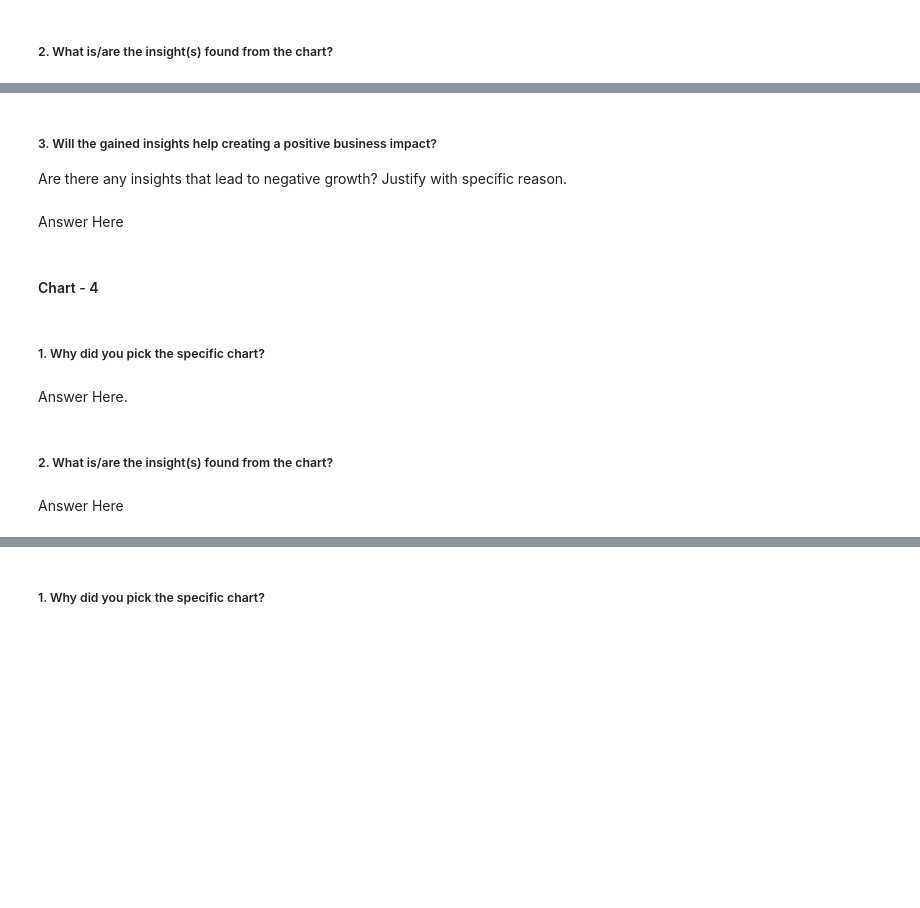
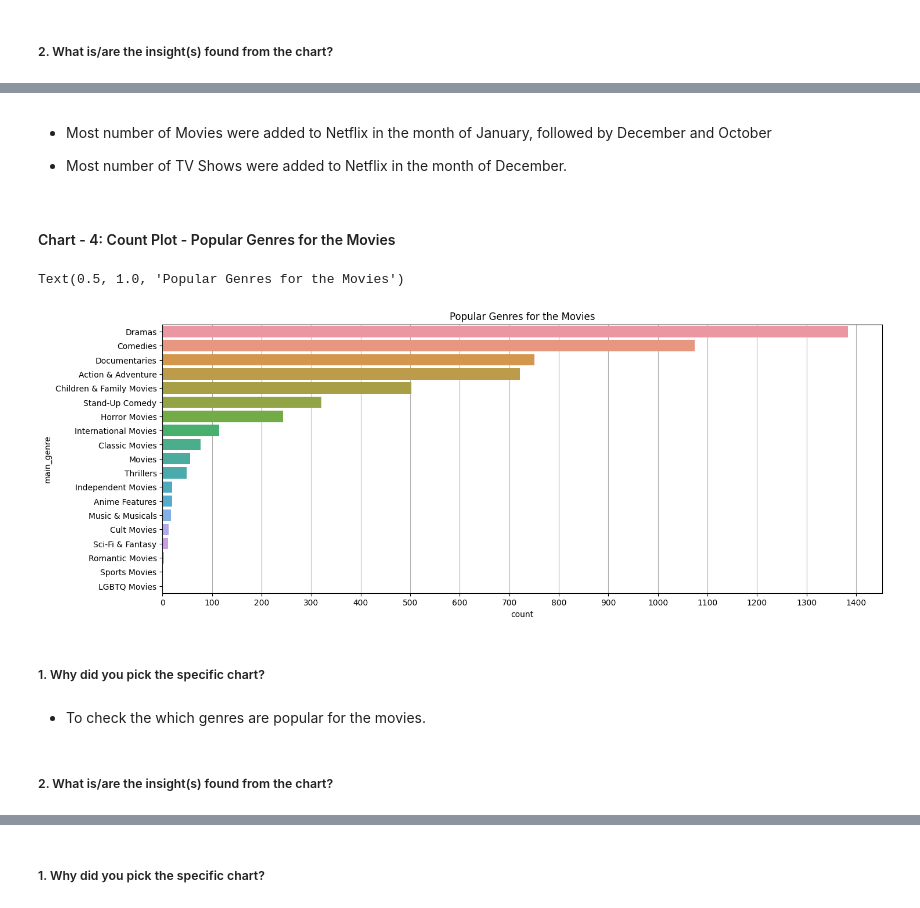
Before and after one commit to dipankarsahu1000/Netflix-Movie-and-TV-Shows-Clustering, a Jupyter notebook: Netflix_Movies_and_TV_Shows_Clustering.ipynb, the cells around one changed output, grey strips where cells are left out. Saved outputs shown, nothing was run; the diff lists cells and outputs as text; code cells hidden in the pictures; blank space fills up the shorter version.

```diff
--- a/Netflix_Movies_and_TV_Shows_Clustering.ipynb
+++ b/Netflix_Movies_and_TV_Shows_Clustering.ipynb
@@ -436,7 +472,6 @@ Answer Here
-# %% [markdown]
-##### 3. Will the gained insights help creating a positive business impact?
-Are there any insights that lead to negative growth? Justify with specific reason.
-# %% [markdown]
-Answer Here
+# %% [markdown]
+* Most number of Movies were added to Netflix in the month of January, followed by December and October
+
+* Most number of TV Shows were added to Netflix in the month of December.
 # %% [markdown]
-#### Chart - 4
+#### Chart - 4: Count Plot - Popular Genres for the Movies
@@ -445,8 +478,20 @@ Answer Here
+# %%
+plt.figure(figsize = (16, 6))
+plt.xticks(range(0, 1500, 100))
+
+sns.countplot(data = df[df['type'] == 'Movie'], y = 'main_genre', order = df[df['type'] == 'Movie']['main_genre'].value_counts().index)
+
+ax = plt.gca()
+ax.xaxis.grid()
+ax.set_axisbelow(True)
+
+plt.title('Popular Genres for the Movies')
+# %% [output]
+Text(0.5, 1.0, 'Popular Genres for the Movies')
+[figure, added]
 # %% [markdown]
 ##### 1. Why did you pick the specific chart?
-# %% [markdown]
-Answer Here.
+# %% [markdown]
+* To check the which genres are popular for the movies.
 # %% [markdown]
 ##### 2. What is/are the insight(s) found from the chart?
-# %% [markdown]
-Answer Here
```
Also changed, not shown: parts of 133 cells of this notebook.
